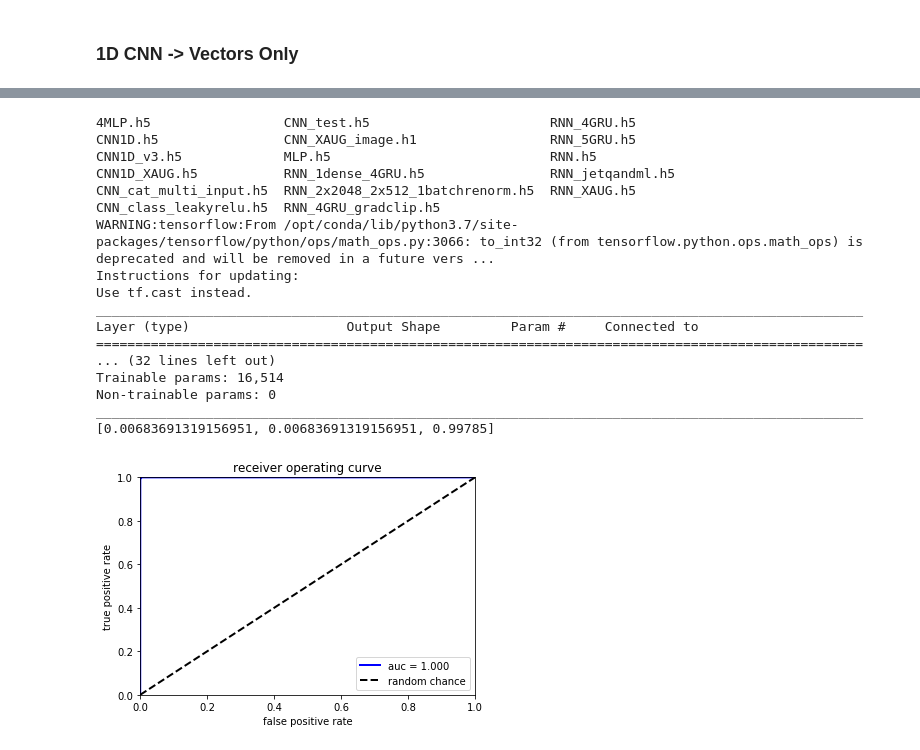
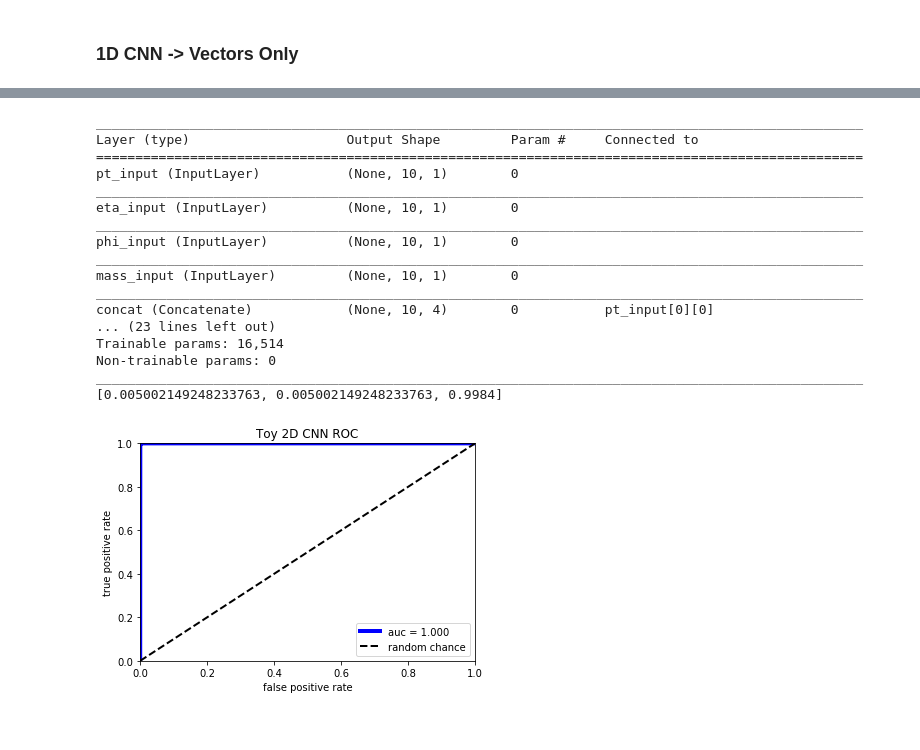
Before and after one commit to mdmorris/XAICoffea, a Jupyter notebook: ToyModel/CNN_1D.ipynb, the cells around one changed output, grey strips where cells are left out. Drawn from its saved outputs; the diff is of its cells as text; code cells hidden in the pictures.

```diff
--- a/ToyModel/CNN_1D.ipynb
+++ b/ToyModel/CNN_1D.ipynb
@@ -66,3 +26,10 @@ print(train_r.shape)
+# %%
+# training data
+data_train = np.load('data/jetConstTrain.npz')
+data_test = np.load('data/jetConstTest.npz')
+batch = len(data_train['pt'][1])
+feat_all = [key for key in data_train.keys()]
+feat_all.remove('labels')
 # %%
 def build_model():
     input0 = layers.Input(name = 'pt_input', batch_shape=(None,batch, 1) )
@@ -112,0 +54,9 @@ print(results)
+# %%
+def build_XY(features,label,dic):
+    X = [dic[key] for key in features]
+    Y = [dic[key] for key in label]
+    return X,Y
+features = ['pt', 'eta', 'phi', 'mass']
+X_train, Y_train = build_XY(features,['labels'],data_train)
+X_test, Y_test = build_XY(features,['labels'],data_test)
+CNN = build_model()
@@ -113 +76,6 @@ print(results)
+# %%
+X_batch = [ele for ele in X_train]
+Y_batch = [ele for ele in Y_train]
+X_batch_test = [ele for ele in X_test]
+Y_batch_test = [ele for ele in Y_test]
 # %%
@@ -127,45 +111,43 @@ print(results)
 # %%
-!ls model
-test_batch = [test_pt, test_eta, test_phi, test_mass]
 best_model = keras.models.load_model('model/CNN1D.h5')
 best_model.summary()
-results = best_model.evaluate(test_batch, testlabels, verbose = 0)
+results = best_model.evaluate(X_batch_test, Y_batch_test, verbose = 0)
 print(results)
 # %% [output]
-4MLP.h5                 CNN_test.h5                       RNN_4GRU.h5
-CNN1D.h5                CNN_XAUG_image.h1                 RNN_5GRU.h5
-CNN1D_v3.h5             MLP.h5                            RNN.h5
-CNN1D_XAUG.h5           RNN_1dense_4GRU.h5                RNN_jetqandml.h5
-CNN_cat_multi_input.h5  RNN_2x2048_2x512_1batchrenorm.h5  RNN_XAUG.h5
-CNN_class_leakyrelu.h5  RNN_4GRU_gradclip.h5
-WARNING:tensorflow:From /opt/conda/lib/python3.7/site-packages/tensorflow/python/ops/math_ops.py:3066: to_int32 (from tensorflow.python.ops.math_ops) is deprecated and will be removed in a future vers ...
-Instructions for updating:
-Use tf.cast instead.
 __________________________________________________________________________________________________
 Layer (type)                    Output Shape         Param #     Connected to
 ==================================================================================================
-... (32 lines left out)
+pt_input (InputLayer)           (None, 10, 1)        0
+__________________________________________________________________________________________________
+eta_input (InputLayer)          (None, 10, 1)        0
+__________________________________________________________________________________________________
+phi_input (InputLayer)          (None, 10, 1)        0
+__________________________________________________________________________________________________
+mass_input (InputLayer)         (None, 10, 1)        0
+__________________________________________________________________________________________________
+concat (Concatenate)            (None, 10, 4)        0           pt_input[0][0]
+... (23 lines left out)
 Trainable params: 16,514
 Non-trainable params: 0
 __________________________________________________________________________________________________
-[0.00683691319156951, 0.00683691319156951, 0.99785]
+[0.005002149248233763, 0.005002149248233763, 0.9984]
 # %%
 # Plot ROC
-predict = best_model.predict(train_batch)
+predict = best_model.predict(X_batch_test)
 from sklearn.metrics import roc_curve, auc
-fpr, tpr, thresholds = roc_curve(trainlabels[:,0].flatten(), predict[:,0].flatten())
+fpr, tpr, thresholds = roc_curve(Y_batch_test[0][:][:,0], predict[:][:,0])
 roc_auc = auc(fpr, tpr)
-plt.plot(fpr, tpr, lw=2, color='blue', label='auc = %.3f' % (roc_auc))
+plt.plot(fpr, tpr, lw=4, color='b', label='auc = %.3f' % (roc_auc))
 plt.plot([0, 1], [0, 1], linestyle='--', lw=2, color='k', label='random chance')
 plt.xlim([0, 1.0])
 plt.ylim([0, 1.0])
 plt.xlabel('false positive rate')
 plt.ylabel('true positive rate')
-plt.title('receiver operating curve')
+plt.title('Toy 2D CNN ROC')
 plt.legend(loc="lower right")
 plt.show()
 # %% [output]
-[figure, old version]
+[figure, new version]
 # %%
 #1D CNN WITH XAUG INPUTS
 # %%
```
Also changed, not shown: parts of 15 cells of this notebook, 3 other files.
